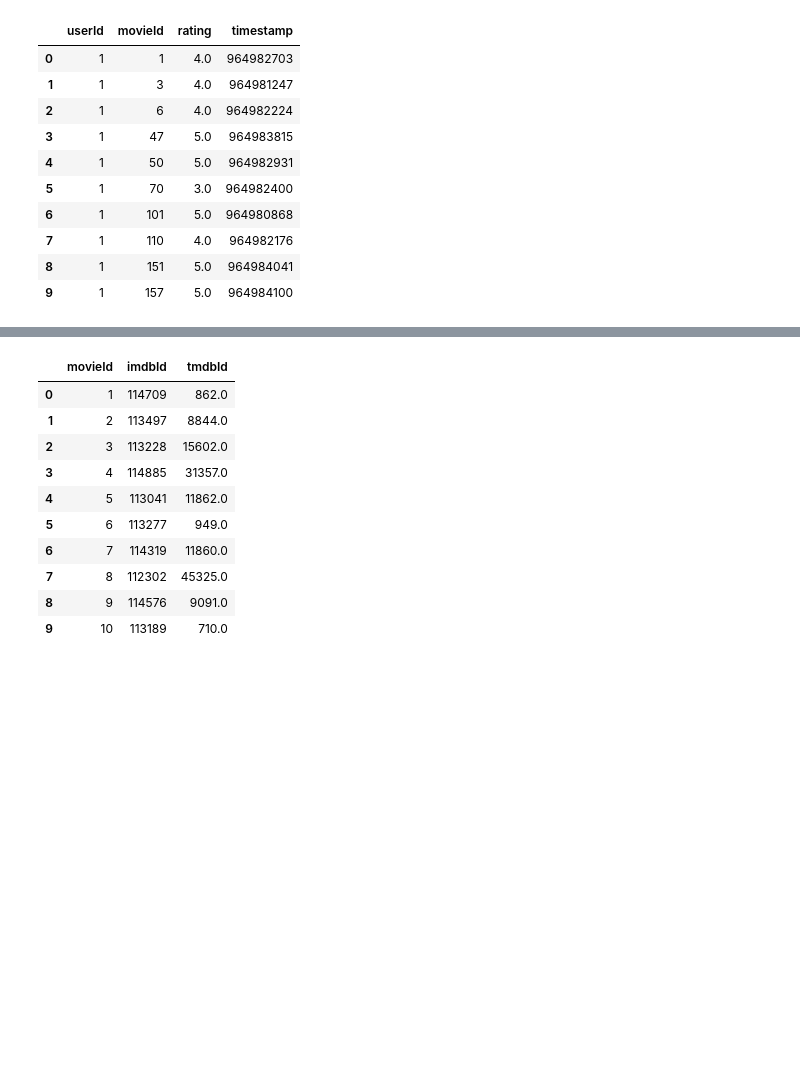
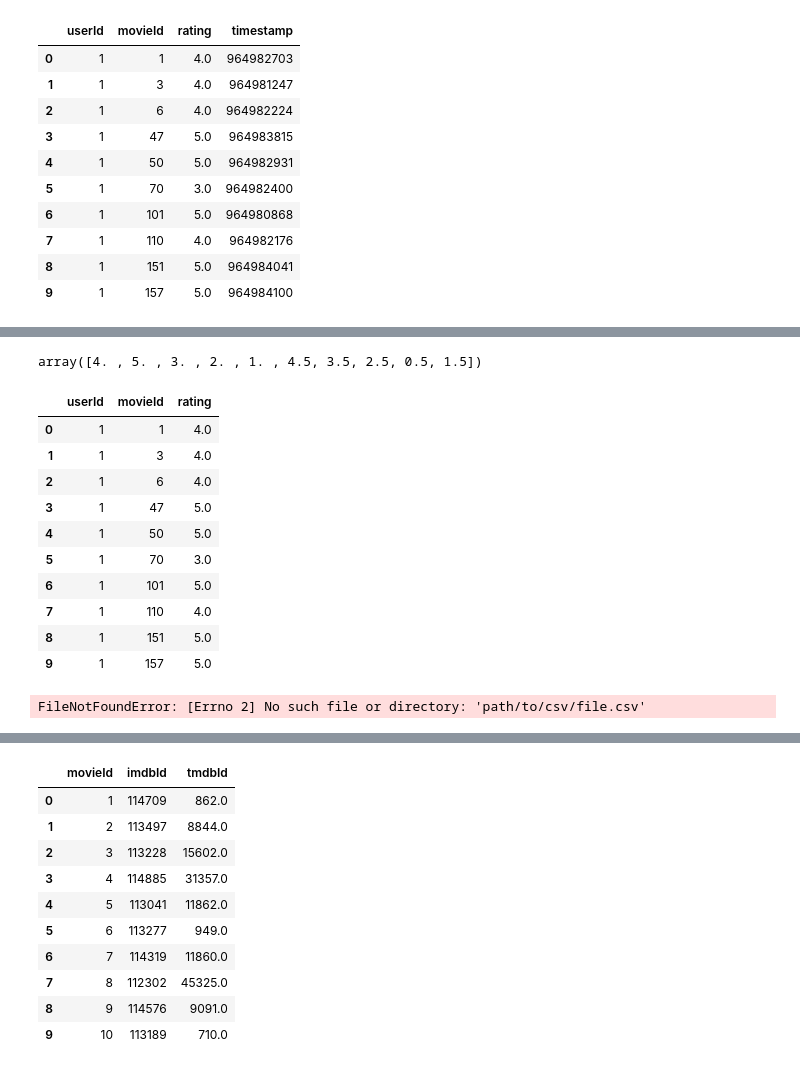
Before and after one commit to luismoroco/DataScience, a Jupyter notebook: task1/visualization.ipynb, the cells around one changed output, grey strips where cells are left out. Cells and saved outputs as stored; diff of their text form; code cells hidden in the pictures; blank space fills up the shorter version.

```diff
--- a/task1/visualization.ipynb
+++ b/task1/visualization.ipynb
@@ -33,0 +46,19 @@ df_ratings.head(10)
+# %%
+df_ratings['rating'].unique()
+# %% [output]
+array([4. , 5. , 3. , 2. , 1. , 4.5, 3.5, 2.5, 0.5, 1.5])
+# %%
+df_ratings = df_ratings.drop(['timestamp'], axis=1)
+df_ratings.head(10)
+# %% [output]
+|  | userId | movieId | rating |
+| 0 | 1 | 1 | 4.0 |
+| 1 | 1 | 3 | 4.0 |
+| 2 | 1 | 6 | 4.0 |
+| 3 | 1 | 47 | 5.0 |
+| 4 | 1 | 50 | 5.0 |
+| 5 | 1 | 70 | 3.0 |
+| 6 | 1 | 101 | 5.0 |
+| 7 | 1 | 110 | 4.0 |
+| 8 | 1 | 151 | 5.0 |
+| 9 | 1 | 157 | 5.0 |
@@ -33,0 +67,12 @@ df_ratings.head(10)
+# %%
+import csv
+
+df = pd.read_csv('path/to/csv/file.csv')
+
+# write to text file separated by spaces
+with open('./out.txt', 'w') as f:
+    writer = csv.writer(f, delimiter=' ')
+    for row in df.itertuples(index=False):
+        writer.writerow(row)
+# %% [output]
+FileNotFoundError: [Errno 2] No such file or directory: 'path/to/csv/file.csv'
```
Also changed, not shown: parts of 7 cells of this notebook, 7 other files.
